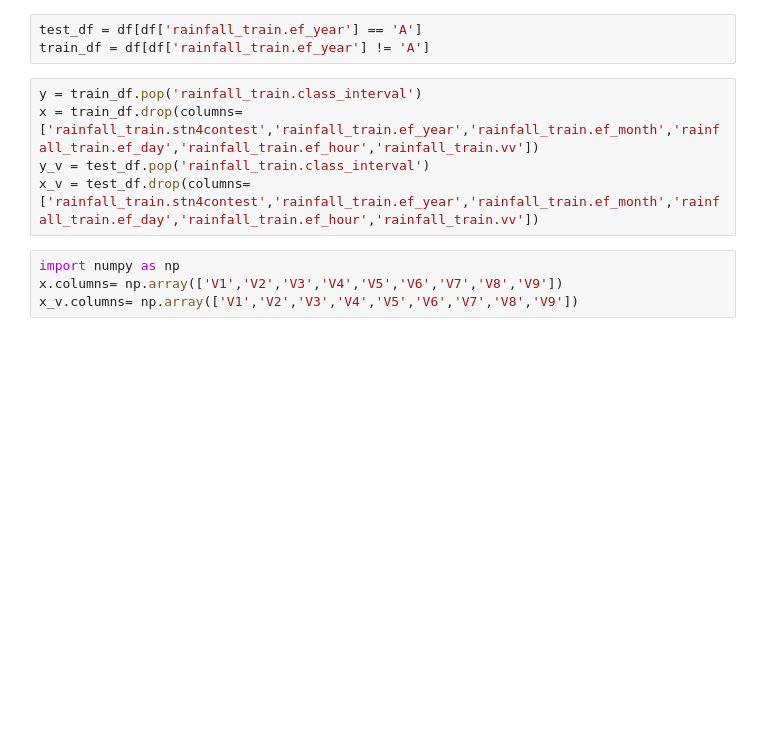
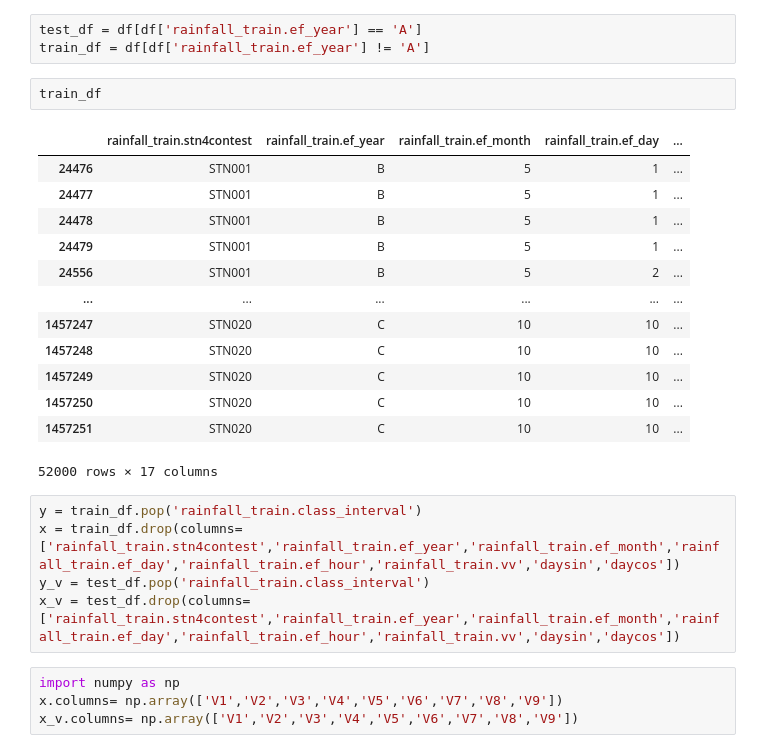
Before and after one commit to Abel3005/TSI, a Jupyter notebook: cluster.ipynb, the cells around one changed output. Cells and saved outputs as stored; diff of their text form; blank space fills up the shorter version.

```diff
--- a/cluster.ipynb
+++ b/cluster.ipynb
@@ -136,11 +169,27 @@ A년도 test, B,C 년도 train
 # %%
 test_df = df[df['rainfall_train.ef_year'] == 'A']
 train_df = df[df['rainfall_train.ef_year'] != 'A']
+# %%
+train_df
+# %% [output]
+|  | rainfall_train.stn4contest | rainfall_train.ef_year | rainfall_train.ef_month | rainfall_train.ef_day | ... |
+| 24476 | STN001 | B | 5 | 1 | ... |
+| 24477 | STN001 | B | 5 | 1 | ... |
+| 24478 | STN001 | B | 5 | 1 | ... |
+| 24479 | STN001 | B | 5 | 1 | ... |
+| 24556 | STN001 | B | 5 | 2 | ... |
+| ... | ... | ... | ... | ... | ... |
+| 1457247 | STN020 | C | 10 | 10 | ... |
+| 1457248 | STN020 | C | 10 | 10 | ... |
+| 1457249 | STN020 | C | 10 | 10 | ... |
+| 1457250 | STN020 | C | 10 | 10 | ... |
+| 1457251 | STN020 | C | 10 | 10 | ... |
+52000 rows × 17 columns
 # %%
 y = train_df.pop('rainfall_train.class_interval')
-x = train_df.drop(columns=['rainfall_train.stn4contest','rainfall_train.ef_year','rainfall_train.ef_month','rainfall_train.ef_day','rainfall_train.ef_hour','rainfall_train.vv'])
+x = train_df.drop(columns=['rainfall_train.stn4contest','rainfall_train.ef_year','rainfall_train.ef_month','rainfall_train.ef_day','rainfall_train.ef_hour','rainfall_train.vv','daysin','daycos'])
 y_v = test_df.pop('rainfall_train.class_interval')
-x_v = test_df.drop(columns=['rainfall_train.stn4contest','rainfall_train.ef_year','rainfall_train.ef_month','rainfall_train.ef_day','rainfall_train.ef_hour','rainfall_train.vv'])
+x_v = test_df.drop(columns=['rainfall_train.stn4contest','rainfall_train.ef_year','rainfall_train.ef_month','rainfall_train.ef_day','rainfall_train.ef_hour','rainfall_train.vv','daysin','daycos'])
 # %%
 import numpy as np
 x.columns= np.array(['V1','V2','V3','V4','V5','V6','V7','V8','V9'])
```
Also changed, not shown: parts of 12 cells of this notebook, 30 other files.
